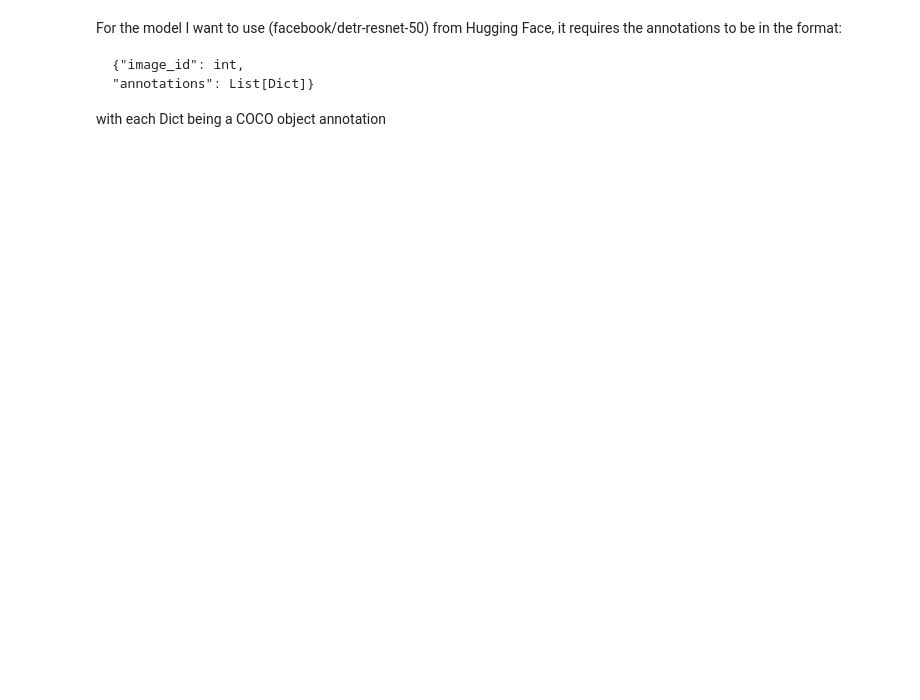
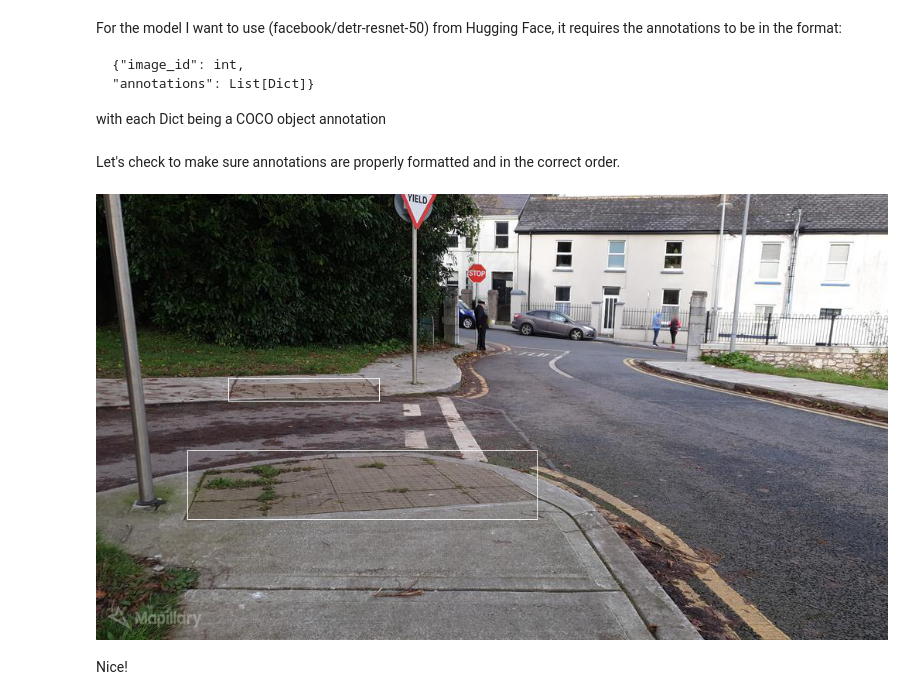
Before and after one commit to Westley-Winks/tactile-paving-detector, a Jupyter notebook: model-v2.ipynb, the cells around one changed output. Drawn from its saved outputs; the diff is of its cells as text; code cells hidden in the pictures; blank space fills up the shorter version.

Commit message:
added check for annotation formatting

```diff
--- a/model-v2.ipynb
+++ b/model-v2.ipynb
@@ -96,13 +99,13 @@ def convert_bbox_definition(left: int, top: int, right: int, bottom: int) -> lis
     '''
     top_left_x = left
     top_left_y = top
-    width = (right - left) // 2
-    height = (bottom - top) // 2
+    width = right - left
+    height = bottom - top
 
     bbox = [top_left_x, top_left_y, width, height]
     return bbox
 # %%
-def convert2coco(path: str) -> dict:
+def convert2coco(path: str) -> typing.Union[PIL.Image.Image, dict]:
     '''
     Creates the correct label formatting for the model to train on defined as a dictionary with keys `image_id` and `annotations` where `annotations` is a list of dictionaries with each dictionary being a COCO object annotation
     '''
@@ -111,10 +114,14 @@ def convert2coco(path: str) -> dict:
         "image_id": [],
         "annotations": []
     }
+    images = []
+
     i = 0 # counter for creating new image ids
     j = 0 # counter for annotation ids
 
     for item in os.listdir(path + "/image"): # look at every image in path
+        image = Image.open(path + "/image/" + item)
+        images.append(image)
 
         d["image_id"].append(i)
 
@@ -150,9 +157,41 @@ def convert2coco(path: str) -> dict:
                 j += 1
 
         i += 1
-    return d
+    return images, d
 # %%
-coco_formatted = convert2coco("crowd4access-images/crowd4access-images/trainval")
+images, annotations = convert2coco("crowd4access-images/crowd4access-images/trainval")
+# %% [markdown]
+Let's check to make sure annotations are properly formatted and in the correct order.
+# %%
+def draw_bbox(image: PIL.Image.Image, annotation_bboxes: list) -> PIL.Image.Image:
+
+    draw = ImageDraw.Draw(image, "RGBA")
+
+    for item in annotation_bboxes:
+
+        box = item["bbox"]
+
+        top_left_x = box[0]
+        top_left_y = box[1]
+        width = box[2]
+        height = box[3]
+
+        draw.rectangle([
+            (top_left_x, top_left_y),
+            (top_left_x + width, top_left_y + height)
+            ])
+
+    return image
+# %%
+image_id = np.random.randint(0, len(images))
+
+corresponding_dicts = [d for d in annotations["annotations"] if d["image_id"] == image_id]
+
+draw_bbox(images[image_id], corresponding_dicts)
+# %% [output]
+[figure, added]
+# %% [markdown]
+Nice!
 # %%
 feature_extractor = DetrFeatureExtractor.from_pretrained("facebook/detr-resnet-50")
 
```
Also changed, not shown: parts of 3 cells of this notebook.
